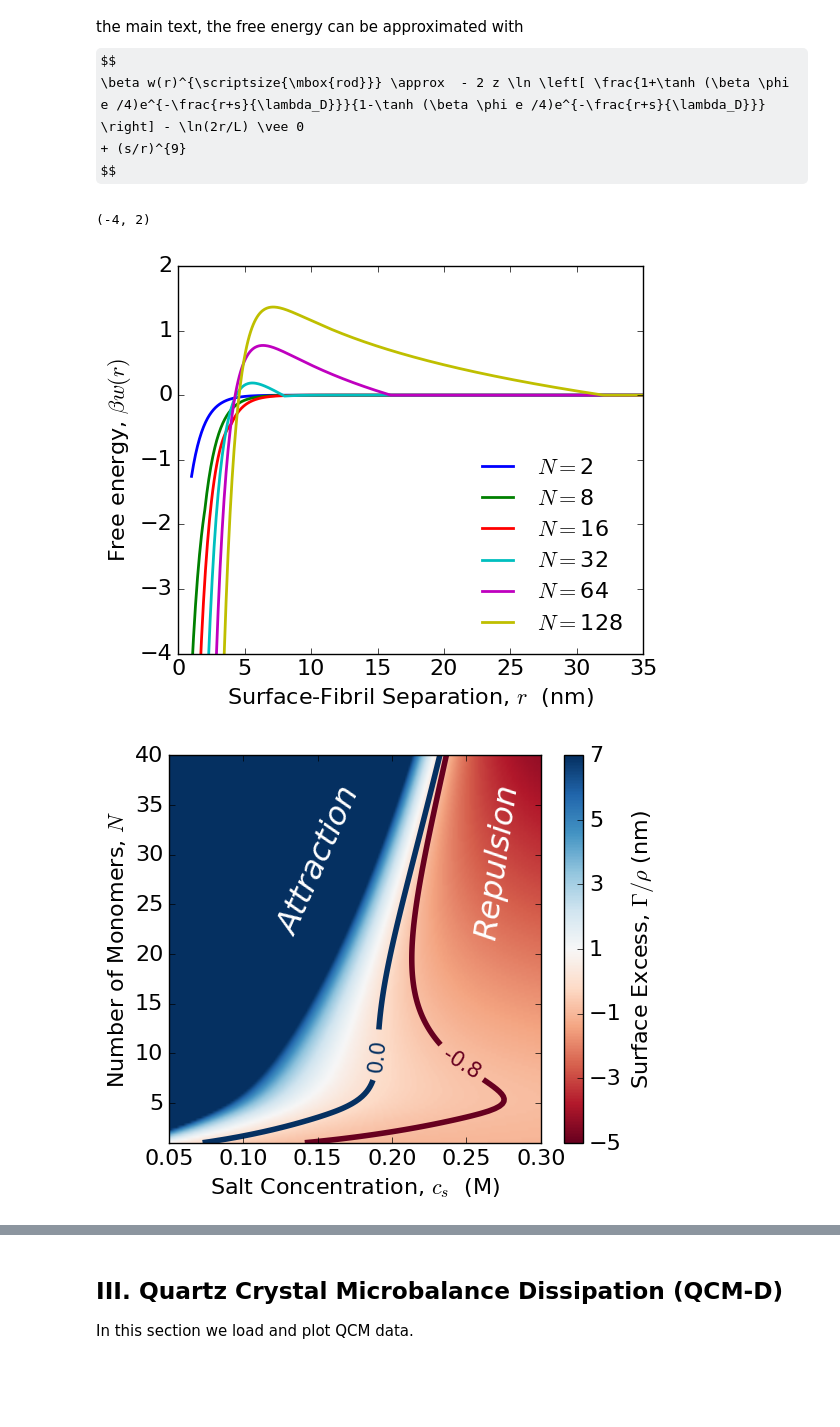
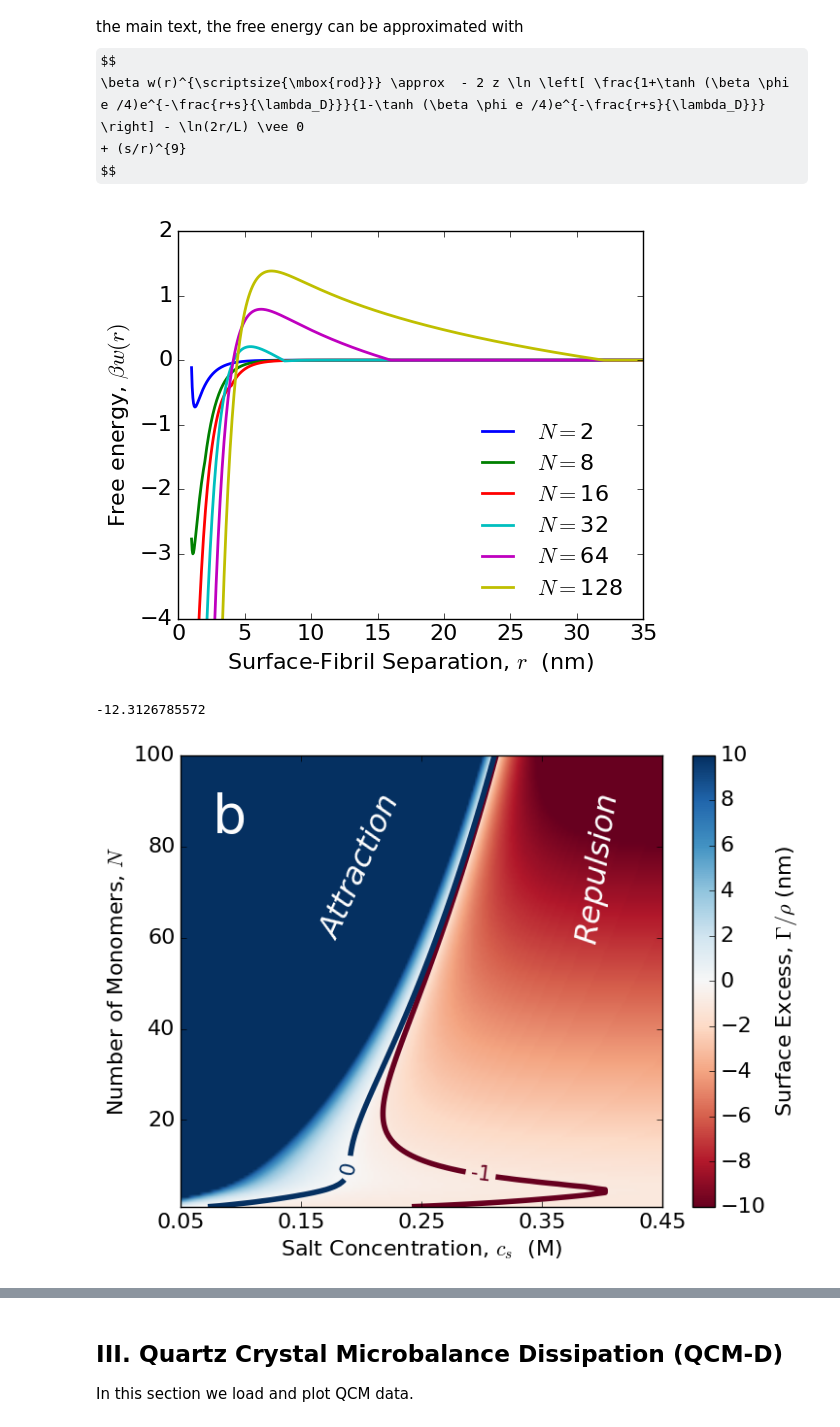
Before and after one commit to mlund/faunus-notebooks, a Jupyter notebook: fibril-surface/notebook.ipynb, the cells around one changed output, grey strips where cells are left out. Drawn from its saved outputs; the diff is of its cells as text; code cells hidden in the pictures; some formulas as TeX source; blank space fills up the shorter version.

Commit message:
Update of linesegment model and QCM plots

```diff
--- a/fibril-surface/notebook.ipynb
+++ b/fibril-surface/notebook.ipynb
@@ -282,7 +286,9 @@ for rho in [266]:
             lD = 3.04/sqrt(salt)  # Debye length (Å)
             phi = 2*asinh( (1/rho)*sqrt(pi*lB/(2*salt*NA*1e-27)) ) # surf. potential (kT/e)
             r = np.arange(s, 400, 0.5)
-            w = -z * phi * np.exp(-(r+s)/lD) + TdS(r,L)
+            #w = -z * phi * np.exp(-(r+s)/lD) + TdS(r,L)
+            w = - 2 * z * np.log( ( 1 + np.tanh( phi / 4 ) * np.exp(-(r+s)/lD) )
+                             / ( 1 - np.tanh( phi / 4 ) * np.exp(-(r+s)/lD) ) ) + TdS(r,L)+ (s/r)**9
             gamma = np.trapz( np.expm1(-w), r  )
             plt.plot(r*0.1, w, label=r'$N=$'+str(N), lw=2)
 
@@ -291,14 +297,14 @@ plt.xlabel('Surface-Fibril Separation, $r$  (nm)')
 plt.ylabel(r'Free energy, $\beta w(r)$')
 plt.xlim((0,35))
 plt.ylim((-4,2))
+plt.show()
 # %% [output]
-(-4, 2)
-[figure, old version]
+[figure, new version]
 # %%
 from pylab import cm, imshow, contour, clabel, colorbar
 
-x = np.linspace(0.05,0.3, 221) # salt concentration
-y = np.linspace(1, 40, 160) # number of monomers
+x = np.linspace(0.05,0.45, 221) # salt concentration
+y = np.linspace(1, 100, 160) # number of monomers
 Z = np.ndarray(shape=(y.size,x.size))
 rho = 266
 
@@ -316,27 +322,32 @@ for N in y:                   # number of monomers
         exc = np.trapz( np.expm1(-w), r  )*0.1
         Z[y.tolist().index(N)][x.tolist().index(salt)]=exc
 # %%
-vmin=-5
-vmax=7
+vmin=-10
+vmax=10
+
+print(Z.min())
 
 im = imshow(Z,cmap=cm.RdBu,extent=[x.min(),x.max(),y.min(),y.max()],origin='lower',aspect='auto', vmin=vmin, vmax=vmax)
 
 # contour lines
-cset = contour(x, y, Z, (-0.8,0), linewidths=4, cmap=cm.RdBu)
-manual_locations = [(0.25, 10),(0.18, 10)]
-clabel(cset, inline=True, fmt='%1.1f', fontsize=15, manual=manual_locations)
+cset = contour(x, y, Z, (-1,0), linewidths=4, cmap=cm.RdBu)
+manual_locations = [(0.3, 10),(0.18, 10)]
+clabel(cset, inline=True, fmt='%1.f', fontsize=15, manual=manual_locations)
 
 plt.figtext(0.3,0.8,'Attraction',rotation='66', color='white',fontsize='x-large', style='italic')
 plt.figtext(0.63,0.8,'Repulsion',rotation='82',color='white',fontsize='x-large', style='italic')
 
 # labels
-colorbar(im,ticks=np.arange(-5,8,2),label=r'Surface Excess, $\Gamma/\rho$ (nm)') # adding the colorbar on the right
+colorbar(im,ticks=np.arange(-10,12,2),label=r'Surface Excess, $\Gamma/\rho$ (nm)') # adding the colorbar on the right
 plt.ylabel('Number of Monomers, $N$')
 plt.xlabel('Salt Concentration, $c_s$  (M)')
+plt.xticks(np.arange(.05,.50,.1))
+plt.text(0.077,83,'b',fontsize=40,color='w')
 plt.savefig('map.png')
 plt.show()
 # %% [output]
+-12.3126785572
-[figure, old version]
+[figure, new version]
 # %%
 y = np.linspace(1, 100, 160) # number of monomers
 salt = [0.1, 0.15, 0.2, 0.25, 0.3, 1]
```
Also changed, not shown: parts of 9 cells of this notebook, 18 other files.
